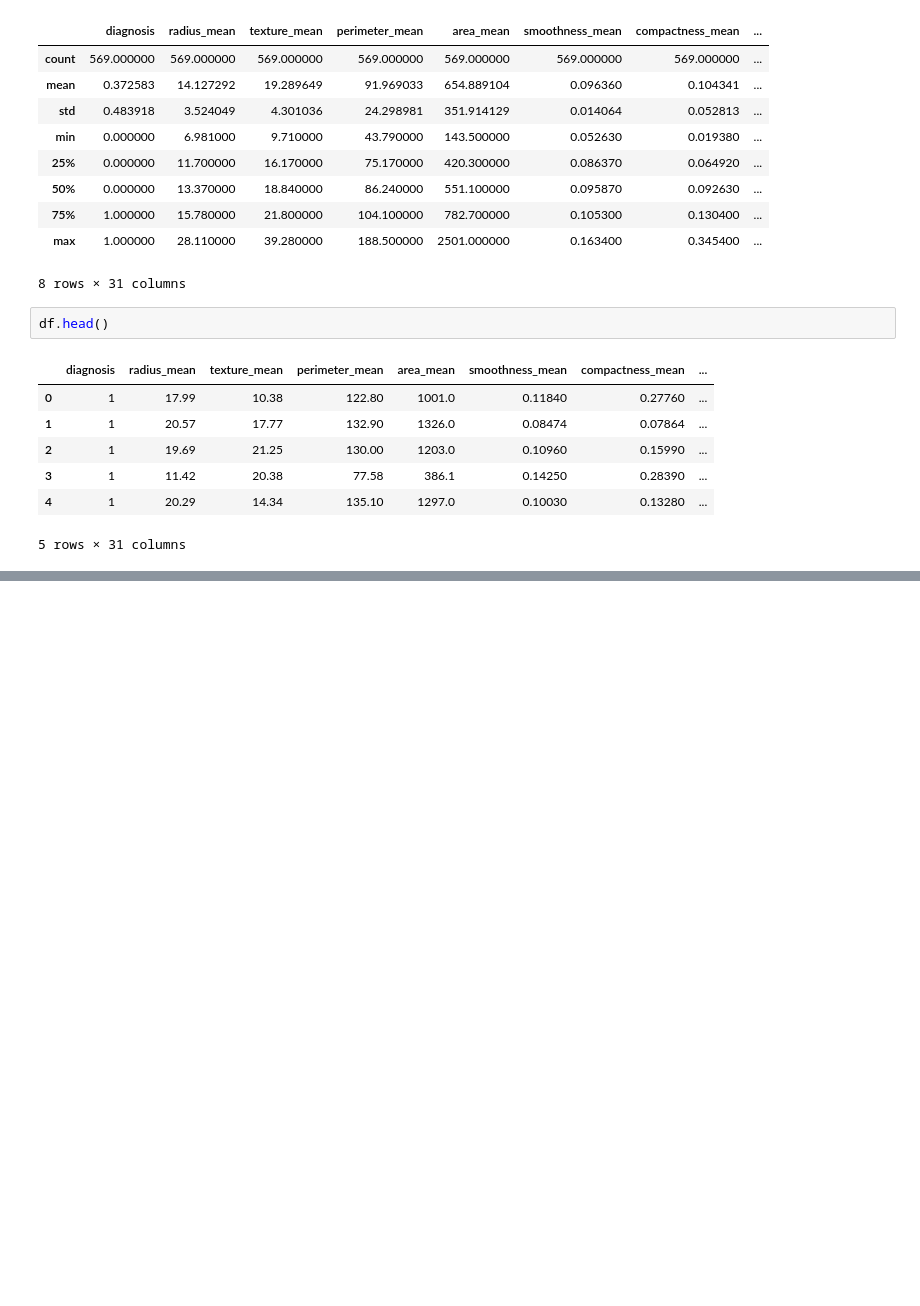
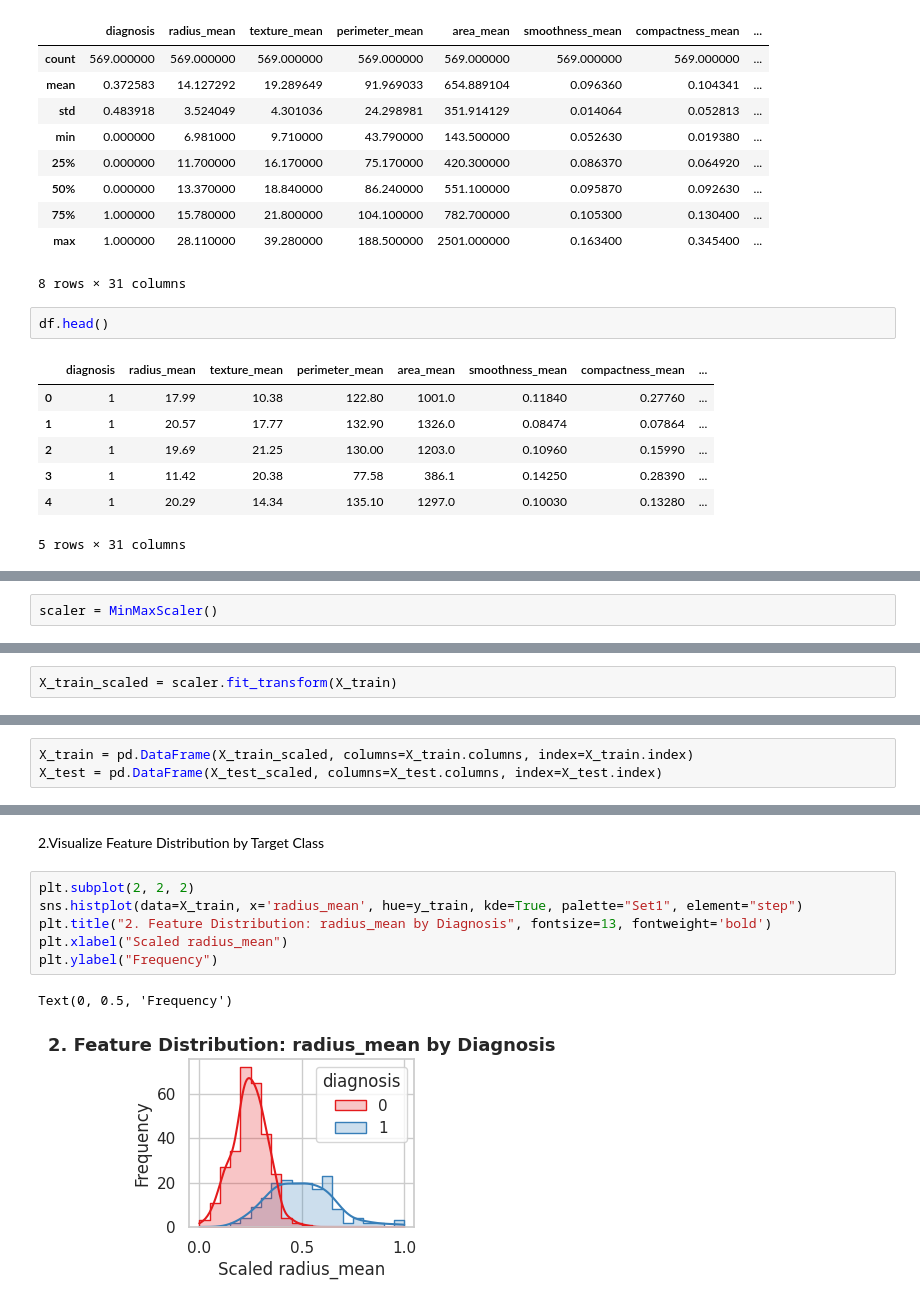
Before and after one commit to sadiasemim139-ops/machine-larning, a Jupyter notebook: labWork/newnotebook.ipynb, the cells around one changed output, grey strips where cells are left out. Drawn from its saved outputs; the diff is of its cells as text; blank space fills up the shorter version.

```diff
--- a/labWork/newnotebook.ipynb
+++ b/labWork/newnotebook.ipynb
@@ -820,0 +1072,2 @@ df.head()
+# %%
+scaler = MinMaxScaler()
@@ -820,0 +1086,2 @@ df.head()
+# %%
+X_train_scaled = scaler.fit_transform(X_train)
@@ -820,0 +1114,3 @@ df.head()
+# %%
+X_train = pd.DataFrame(X_train_scaled, columns=X_train.columns, index=X_train.index)
+X_test = pd.DataFrame(X_test_scaled, columns=X_test.columns, index=X_test.index)
@@ -820,0 +1206,11 @@ df.head()
+# %% [markdown]
+2.Visualize Feature Distribution by Target Class
+# %%
+plt.subplot(2, 2, 2)
+sns.histplot(data=X_train, x='radius_mean', hue=y_train, kde=True, palette="Set1", element="step")
+plt.title("2. Feature Distribution: radius_mean by Diagnosis", fontsize=13, fontweight='bold')
+plt.xlabel("Scaled radius_mean")
+plt.ylabel("Frequency")
+# %% [output]
+Text(0, 0.5, 'Frequency')
+[figure, added]
```
Also changed, not shown: parts of 77 cells of this notebook.
